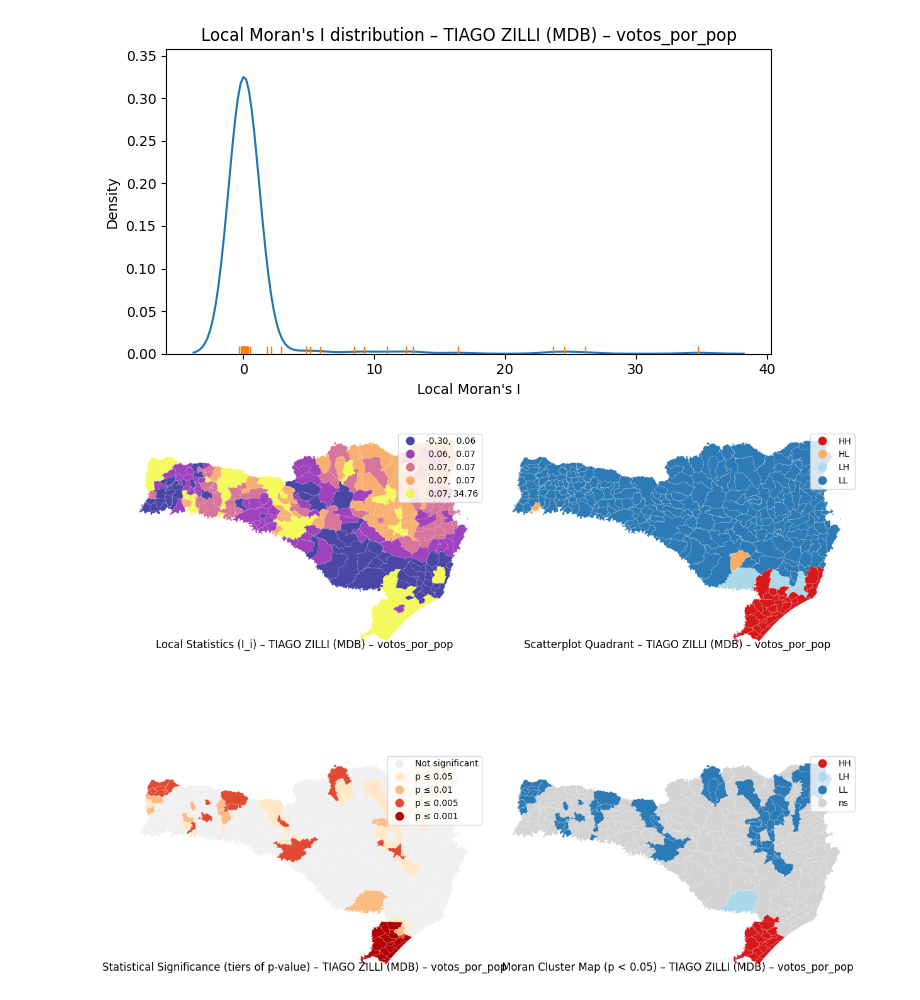
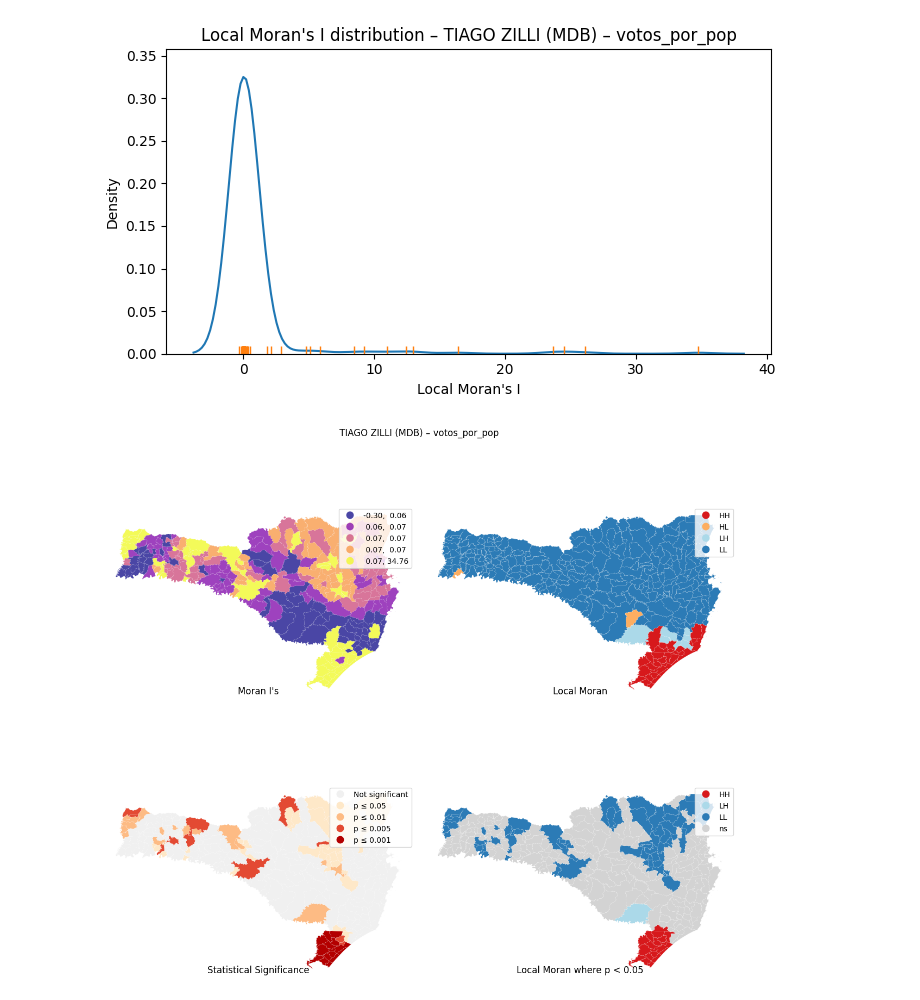
Before and after one commit to diogoneiss/geographic-db-data-analysis, a Jupyter notebook: scripts/analysis/plot_local_moran.ipynb, the cells around one changed output. Cells and saved outputs as stored; diff of their text form; code cells hidden in the pictures.

Commit message:
melhorias mostra diagramas

```diff
--- a/scripts/analysis/plot_local_moran.ipynb
+++ b/scripts/analysis/plot_local_moran.ipynb
@@ -282,16 +282,17 @@ def plot_lisa_4panel(db, lisa, col, title_prefix):
     esdaplot.lisa_cluster(lisa, db, p=0.05, ax=ax)
 
     titles = [
-        "Local Statistics (I_i)",
-        "Scatterplot Quadrant",
-        "Statistical Significance ",
-        "Moran Cluster Map",
+        "Moran I's",
+        "Local Moran",
+        "Statistical Significance",
+        "Local Moran where p < 0.05",
     ]
     for i, ax in enumerate(axs):
         ax.set_axis_off()
-        ax.set_title(f"{titles[i]} – {title_prefix}", y=0.0)
+        ax.set_title(titles[i], y=0.0)
 
     f.tight_layout()
+    plt.suptitle(title_prefix)
     plt.show()
 
 # -------------------------------------------------------------------
@@ -303,31 +304,31 @@ engine = get_sqlalchemy_engine()
 for sq in tqdm(CANDIDATES, desc="Local Moran per candidate"):
     gdf = load_candidate_gdf(engine, sq)
 
     if gdf.empty:
         print(f"[WARN] sq_candidato={sq}: no geometries found.")
         continue
 
     if len(gdf) < 5:
         print(f"[WARN] sq_candidato={sq}: too few rows ({len(gdf)}) for meaningful LISA.")
         continue
 
     # Basic labels for titles
     nm = gdf.iloc[0]["nm_votavel"]
     partido = gdf.iloc[0]["sigla_partido"]
     #title_prefix = f"{nm} ({partido}) – {sq} – {TARGET_COL}"
     title_prefix = f"{nm} ({partido}) – {TARGET_COL}"
 
     db, w, lisa = compute_local_moran(gdf, TARGET_COL)
 
     # 1) Moran scatterplot (standardized variable vs lag)
     plot_moran_scatter(db, TARGET_COL, f"Moran Scatterplot – {title_prefix}")
 
     # 2) Distribution of local Moran's I
     plot_local_moran_distribution(lisa, f"Local Moran's I distribution – {title_prefix}")
 
     # 3) 2x2 LISA panel
     plot_lisa_4panel(db, lisa, TARGET_COL, title_prefix)
 # %% [output]
 [figure]
 [figure]
-[figure, old version]
+[figure, new version]
```
